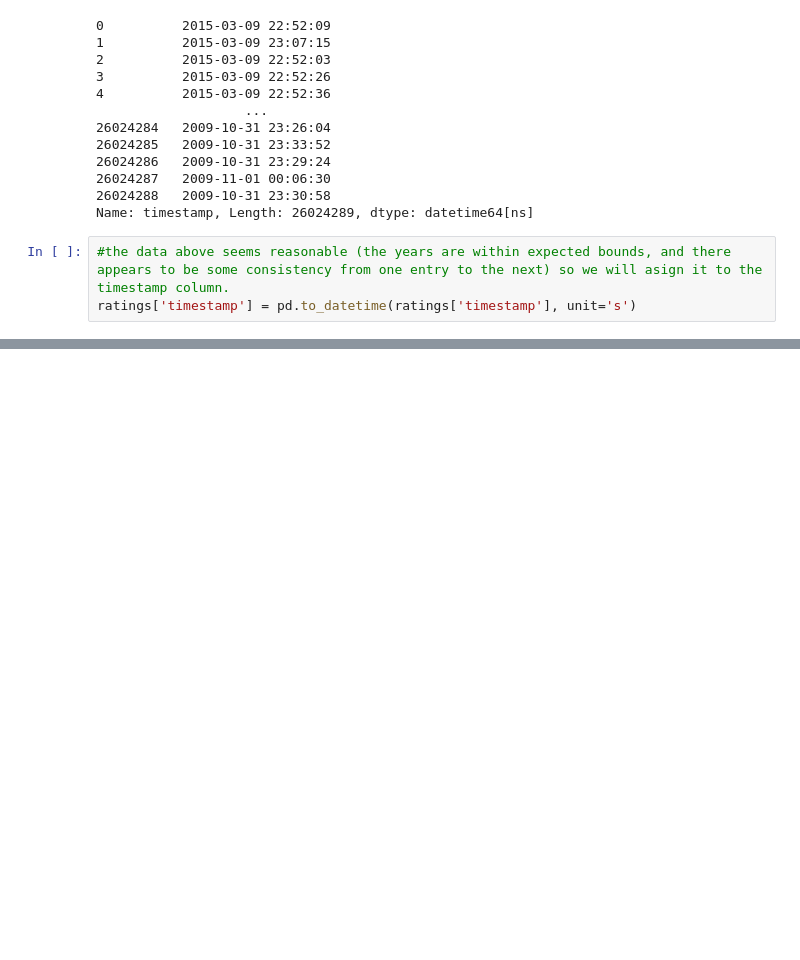
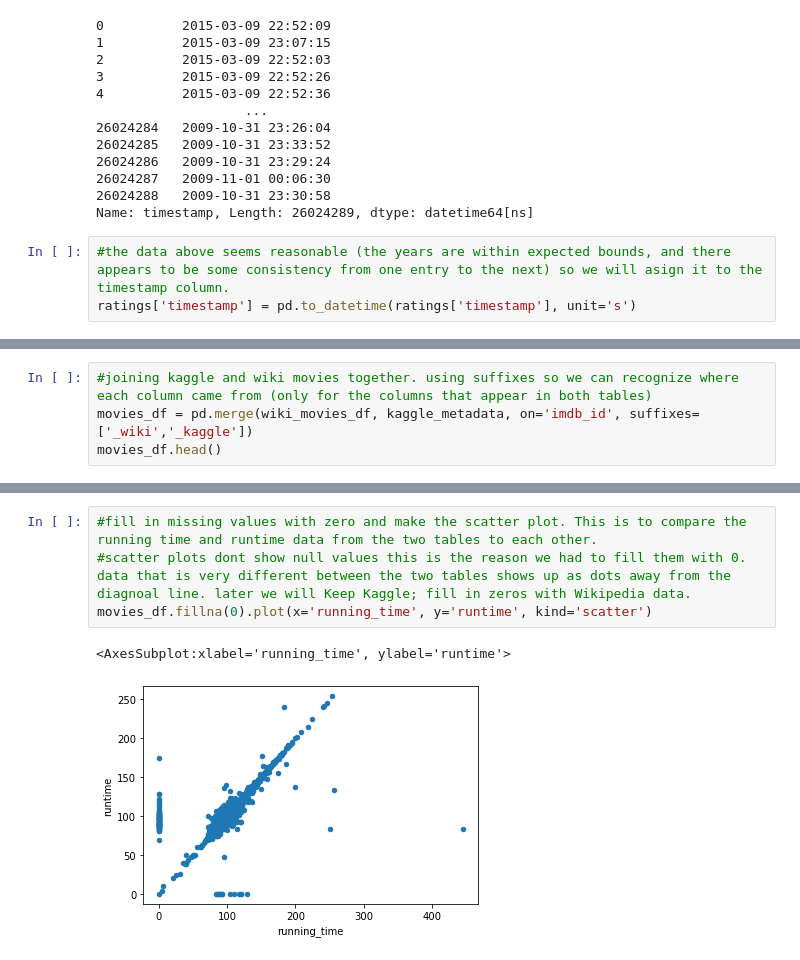
Before and after one commit to Terez18/Movies-ETL, a Jupyter notebook: ETL.ipynb, the cells around one changed output, grey strips where cells are left out. Drawn from its saved outputs; the diff is of its cells as text; blank space fills up the shorter version.

Commit message:
adding merged wiki and kaggle tables to ETL

```diff
--- a/ETL.ipynb
+++ b/ETL.ipynb
@@ -1024,3 +1025,7 @@ min                     0.50
 max                     5.00
 Name: rating, dtype: float64
 [figure]
+# %%
+#joining kaggle and wiki movies together. using suffixes so we can recognize where each column came from (only for the columns that appear in both tables)
+movies_df = pd.merge(wiki_movies_df, kaggle_metadata, on='imdb_id', suffixes=['_wiki','_kaggle'])
+movies_df.head()
@@ -1026,0 +1112,7 @@ Name: rating, dtype: float64
+# %%
+#fill in missing values with zero and make the scatter plot. This is to compare the running time and runtime data from the two tables to each other.
+#scatter plots dont show null values this is the reason we had to fill them with 0. data that is very different between the two tables shows up as dots away from the diagnoal line. later we will Keep Kaggle; fill in zeros with Wikipedia data.
+movies_df.fillna(0).plot(x='running_time', y='runtime', kind='scatter')
+# %% [output]
+<AxesSubplot:xlabel='running_time', ylabel='runtime'>
+[figure, added]
```
Also changed, not shown: parts of 31 cells of this notebook.
